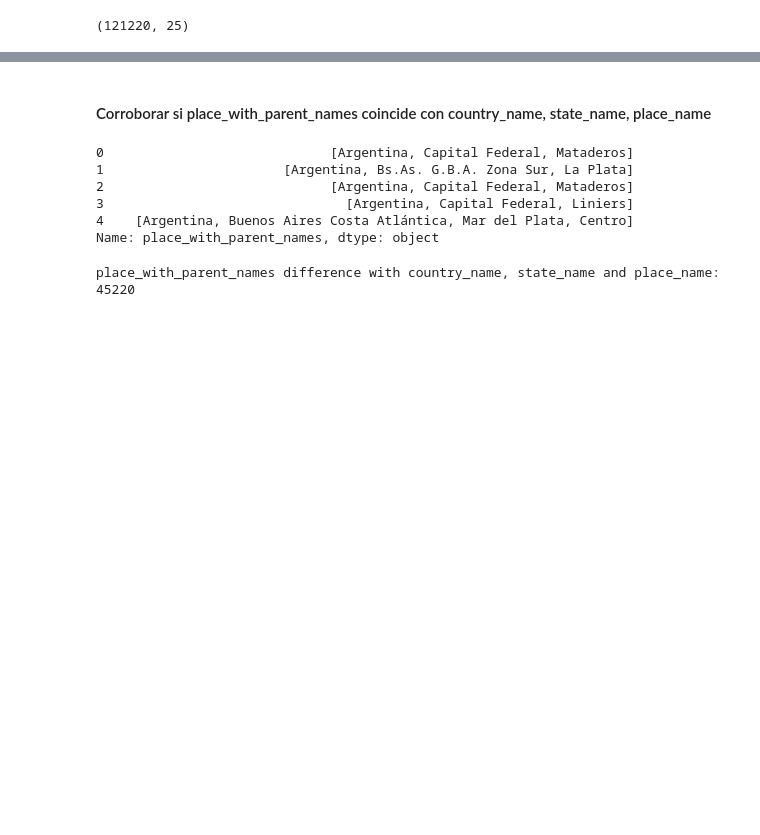
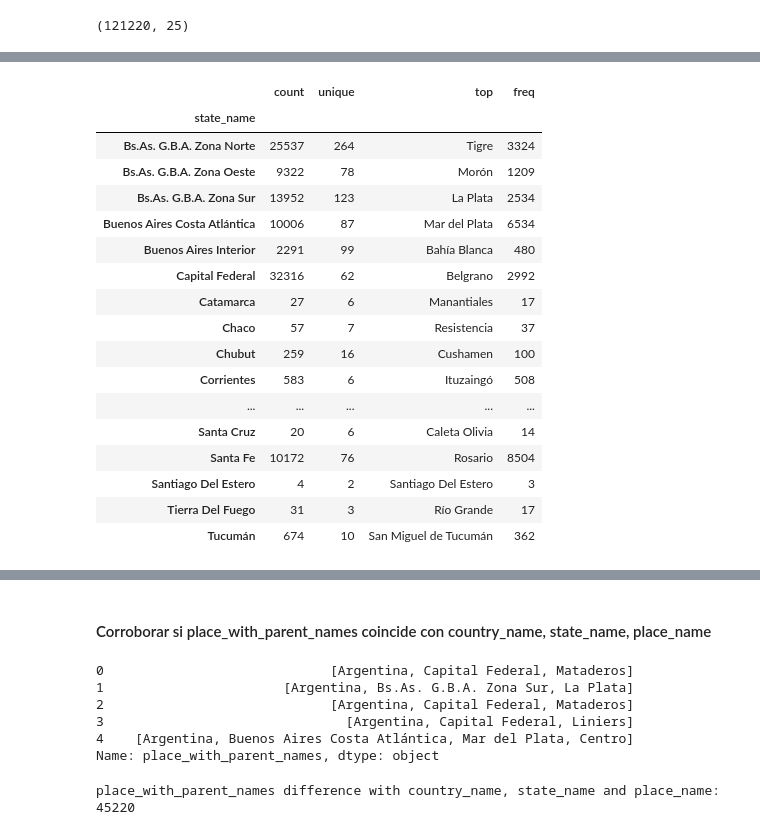
Before and after one commit to LuiosDyet/dh-ds-pi-1, a Jupyter notebook: ubicacion.ipynb, the cells around one changed output, grey strips where cells are left out. Cells and saved outputs as stored; diff of their text form; code cells hidden in the pictures; blank space fills up the shorter version.

```diff
--- a/ubicacion.ipynb
+++ b/ubicacion.ipynb
@@ -4,5 +7,5 @@ import numpy as np
 # %%
-data = pd.read_csv("./properatti.csv", index_col=0)
+data = pd.read_csv("..\properatti.csv", index_col=0)
 data.shape
 # %% [output]
 (121220, 25)
@@ -26,0 +147,30 @@ location_data.head()
+# %%
+#Para state_name vemos: cuales son los datos de place_name más frecuente, su frecuencia y cuantos refistros diferentes existen
+
+data.groupby(["state_name"])["place_name"].describe()
+
+#el traibuto de place_name está representado principalmente por una ciudad-partido de la provincia
+
+#count: cuenta el numero de registros no incluye null
+#unique:  número de objetos distintos en la columna,
+#top: es el dato más frecuente que se produce,
+#freq: es la cantidad de veces que aparece el objeto “top” en la columna
+# %% [output]
+|  | count | unique | top | freq |
+| state_name |  |  |  |  |
+| Bs.As. G.B.A. Zona Norte | 25537 | 264 | Tigre | 3324 |
+| Bs.As. G.B.A. Zona Oeste | 9322 | 78 | Morón | 1209 |
+| Bs.As. G.B.A. Zona Sur | 13952 | 123 | La Plata | 2534 |
+| Buenos Aires Costa Atlántica | 10006 | 87 | Mar del Plata | 6534 |
+| Buenos Aires Interior | 2291 | 99 | Bahía Blanca | 480 |
+| Capital Federal | 32316 | 62 | Belgrano | 2992 |
+| Catamarca | 27 | 6 | Manantiales | 17 |
+| Chaco | 57 | 7 | Resistencia | 37 |
+| Chubut | 259 | 16 | Cushamen | 100 |
+| Corrientes | 583 | 6 | Ituzaingó | 508 |
+| ... | ... | ... | ... | ... |
+| Santa Cruz | 20 | 6 | Caleta Olivia | 14 |
+| Santa Fe | 10172 | 76 | Rosario | 8504 |
+| Santiago Del Estero | 4 | 2 | Santiago Del Estero | 3 |
+| Tierra Del Fuego | 31 | 3 | Río Grande | 17 |
+| Tucumán | 674 | 10 | San Miguel de Tucumán | 362 |
```
Also changed, not shown: parts of 12 cells of this notebook, 1 other file.
